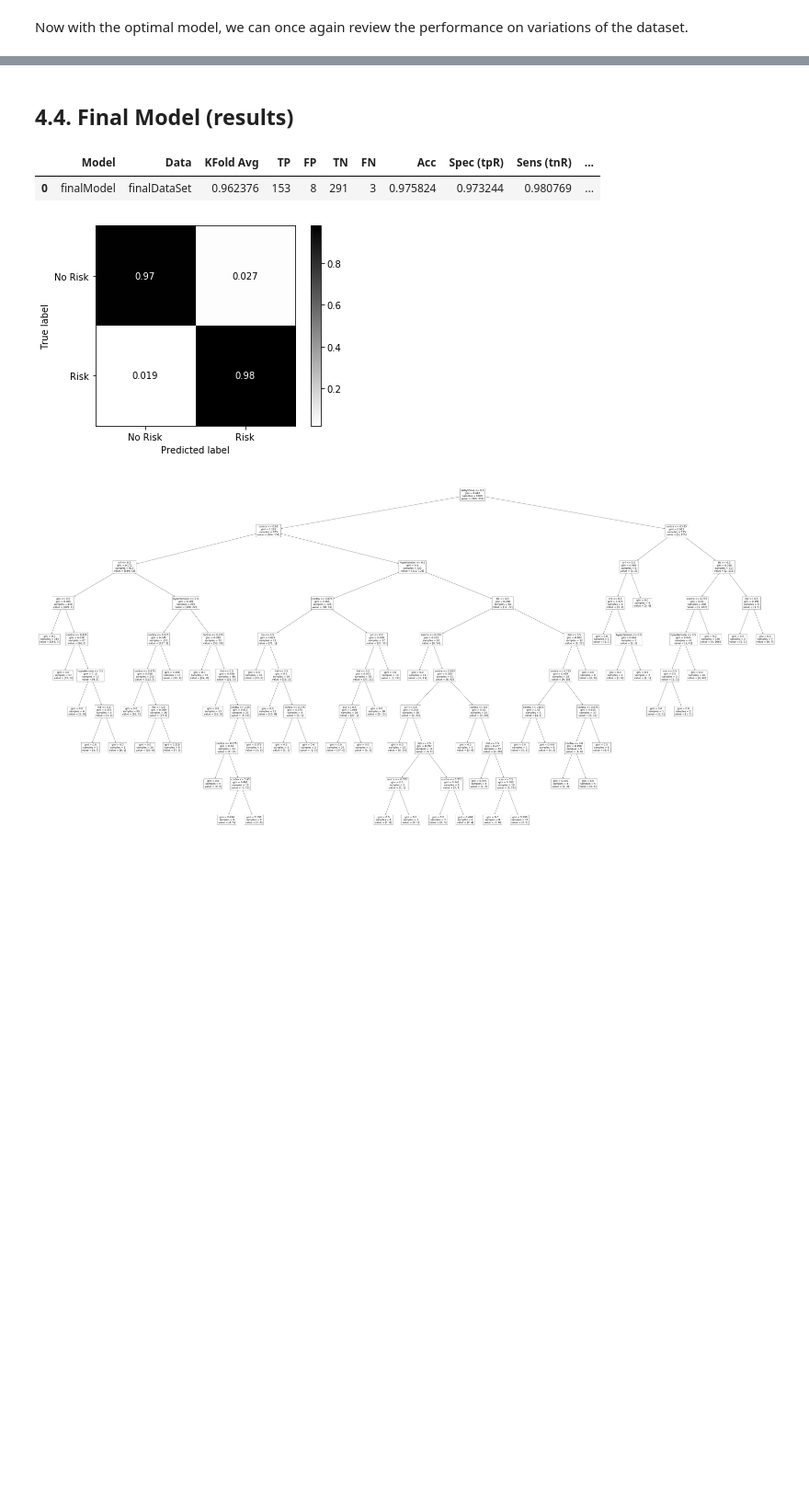
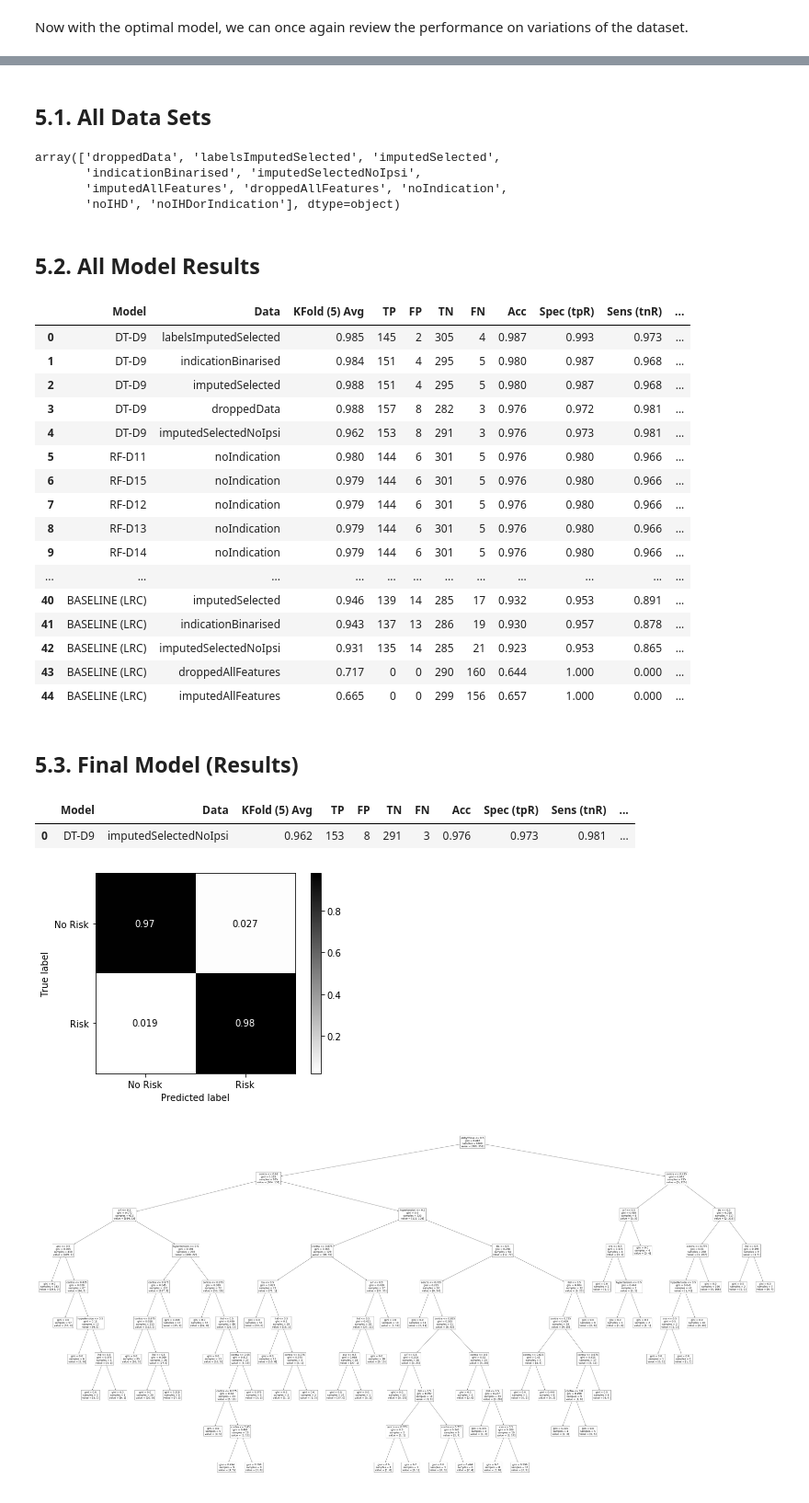
Before and after one commit to crkaz/data-mining, a Jupyter notebook: acw/ACW.ipynb, the cells around one changed output, grey strips where cells are left out. Shown at 92% size. Saved outputs shown, nothing was run; the diff lists cells and outputs as text; code cells hidden in the pictures; blank space fills up the shorter version.

```diff
--- a/acw/ACW.ipynb
+++ b/acw/ACW.ipynb
@@ -2242,9 +2244,42 @@ With such slight differences in the performance metrics, I would take this oppor
+# %% [markdown]
+## 5.1. All Data Sets
+# %%
+allResults["Data"].unique()
+# %% [output]
+array(['droppedData', 'labelsImputedSelected', 'imputedSelected',
+       'indicationBinarised', 'imputedSelectedNoIpsi',
+       'imputedAllFeatures', 'droppedAllFeatures', 'noIndication',
+       'noIHD', 'noIHDorIndication'], dtype=object)
+# %% [markdown]
+## 5.2. All Model Results
+# %%
+duplicateEntries = allResults[allResults.duplicated() == True].index.values
+allResults = allResults.drop(duplicateEntries)
+allResults.sort_values("F1 Score", ascending=False).reset_index(drop=True)
+# %% [output]
+|  | Model | Data | KFold (5) Avg | TP | FP | TN | FN | Acc | Spec (tpR) | Sens (tnR) | ... |
+| 0 | DT-D9 | labelsImputedSelected | 0.985 | 145 | 2 | 305 | 4 | 0.987 | 0.993 | 0.973 | ... |
+| 1 | DT-D9 | indicationBinarised | 0.984 | 151 | 4 | 295 | 5 | 0.980 | 0.987 | 0.968 | ... |
+| 2 | DT-D9 | imputedSelected | 0.988 | 151 | 4 | 295 | 5 | 0.980 | 0.987 | 0.968 | ... |
+| 3 | DT-D9 | droppedData | 0.988 | 157 | 8 | 282 | 3 | 0.976 | 0.972 | 0.981 | ... |
+| 4 | DT-D9 | imputedSelectedNoIpsi | 0.962 | 153 | 8 | 291 | 3 | 0.976 | 0.973 | 0.981 | ... |
+| 5 | RF-D11 | noIndication | 0.980 | 144 | 6 | 301 | 5 | 0.976 | 0.980 | 0.966 | ... |
+| 6 | RF-D15 | noIndication | 0.979 | 144 | 6 | 301 | 5 | 0.976 | 0.980 | 0.966 | ... |
+| 7 | RF-D12 | noIndication | 0.979 | 144 | 6 | 301 | 5 | 0.976 | 0.980 | 0.966 | ... |
+| 8 | RF-D13 | noIndication | 0.979 | 144 | 6 | 301 | 5 | 0.976 | 0.980 | 0.966 | ... |
+| 9 | RF-D14 | noIndication | 0.979 | 144 | 6 | 301 | 5 | 0.976 | 0.980 | 0.966 | ... |
+| ... | ... | ... | ... | ... | ... | ... | ... | ... | ... | ... | ... |
+| 40 | BASELINE (LRC) | imputedSelected | 0.946 | 139 | 14 | 285 | 17 | 0.932 | 0.953 | 0.891 | ... |
+| 41 | BASELINE (LRC) | indicationBinarised | 0.943 | 137 | 13 | 286 | 19 | 0.930 | 0.957 | 0.878 | ... |
+| 42 | BASELINE (LRC) | imputedSelectedNoIpsi | 0.931 | 135 | 14 | 285 | 21 | 0.923 | 0.953 | 0.865 | ... |
+| 43 | BASELINE (LRC) | droppedAllFeatures | 0.717 | 0 | 0 | 290 | 160 | 0.644 | 1.000 | 0.000 | ... |
+| 44 | BASELINE (LRC) | imputedAllFeatures | 0.665 | 0 | 0 | 299 | 156 | 0.657 | 1.000 | 0.000 | ... |
 # %% [markdown]
-## 4.4. Final Model (results)
+## 5.3. Final Model (Results)
 # %%
 finalModel = models["DT-D9"] # Decision tree with depth 9.
 finalDataSet = dataframes["imputedSelectedNoIpsi"] # Dataset with values imputed, unknown labels dropped, and ipsi removed.
-TrainPred({"finalModel": finalModel}.items(), {"finalDataSet":finalDataSet}.items(), 5)
+TrainPred({"DT-D9": finalModel}.items(), {"imputedSelectedNoIpsi":finalDataSet}.items(), 5)
 
 # Confusion matrix and classification report on test split.
 data = finalDataSet.drop(columns="label")
@@ -2255,10 +2290,10 @@ xtr, xte, ytr, yte = skl.model_selection.train_test_split(data, labels, shuffle=
 skl.metrics.plot_confusion_matrix(finalModel, xte, yte, display_labels=["No Risk", "Risk"], normalize="true", cmap="gist_yarg")
 
 # Output metrics dataframe.
-TrainPred({"finalModel": finalModel}.items(), {"finalDataSet":finalDataSet}.items(), 5)
+TrainPred({"DT-D9": finalModel}.items(), {"imputedSelectedNoIpsi":finalDataSet}.items(), 5)
 # %% [output]
-|  | Model | Data | KFold Avg | TP | FP | TN | FN | Acc | Spec (tpR) | Sens (tnR) | ... |
-| 0 | finalModel | finalDataSet | 0.962376 | 153 | 8 | 291 | 3 | 0.975824 | 0.973244 | 0.980769 | ... |
+|  | Model | Data | KFold (5) Avg | TP | FP | TN | FN | Acc | Spec (tpR) | Sens (tnR) | ... |
+| 0 | DT-D9 | imputedSelectedNoIpsi | 0.962 | 153 | 8 | 291 | 3 | 0.976 | 0.973 | 0.981 | ... |
 [figure]
 # %%
 ## Plot decision tree.
```
Also changed, not shown: parts of 23 cells of this notebook, 13 other files.
